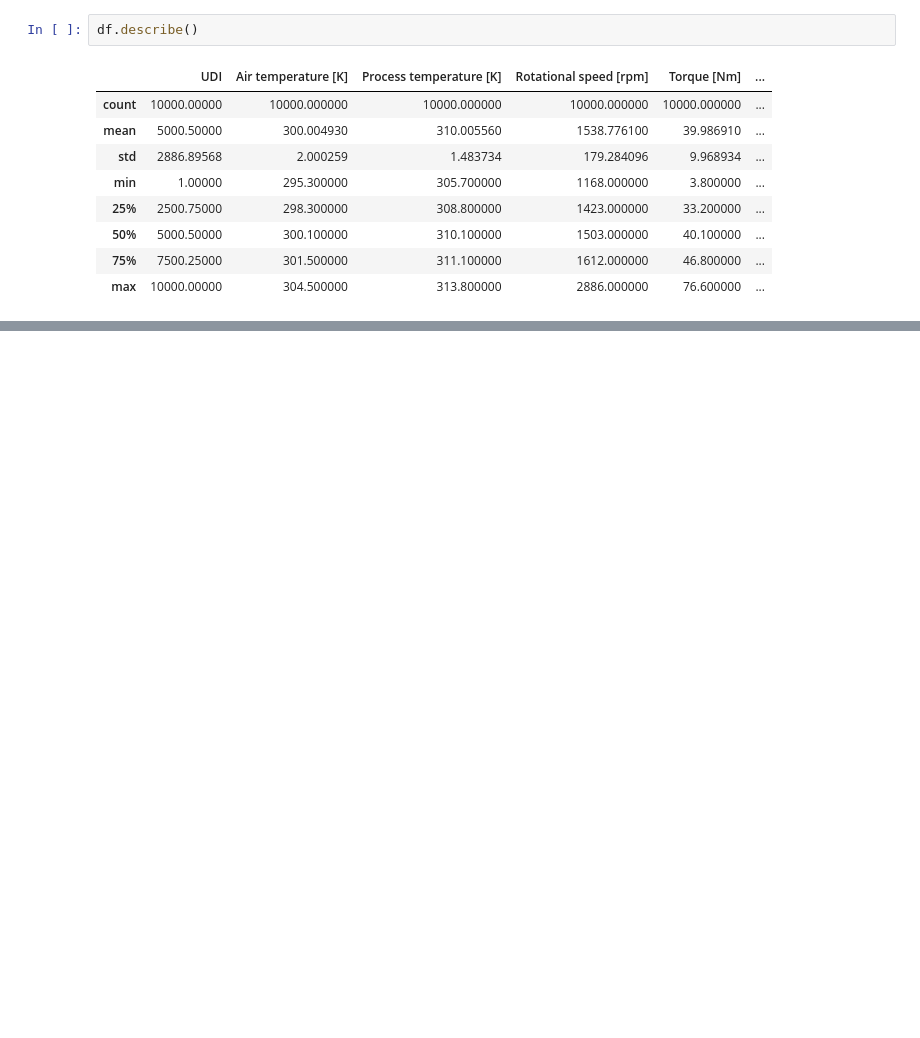
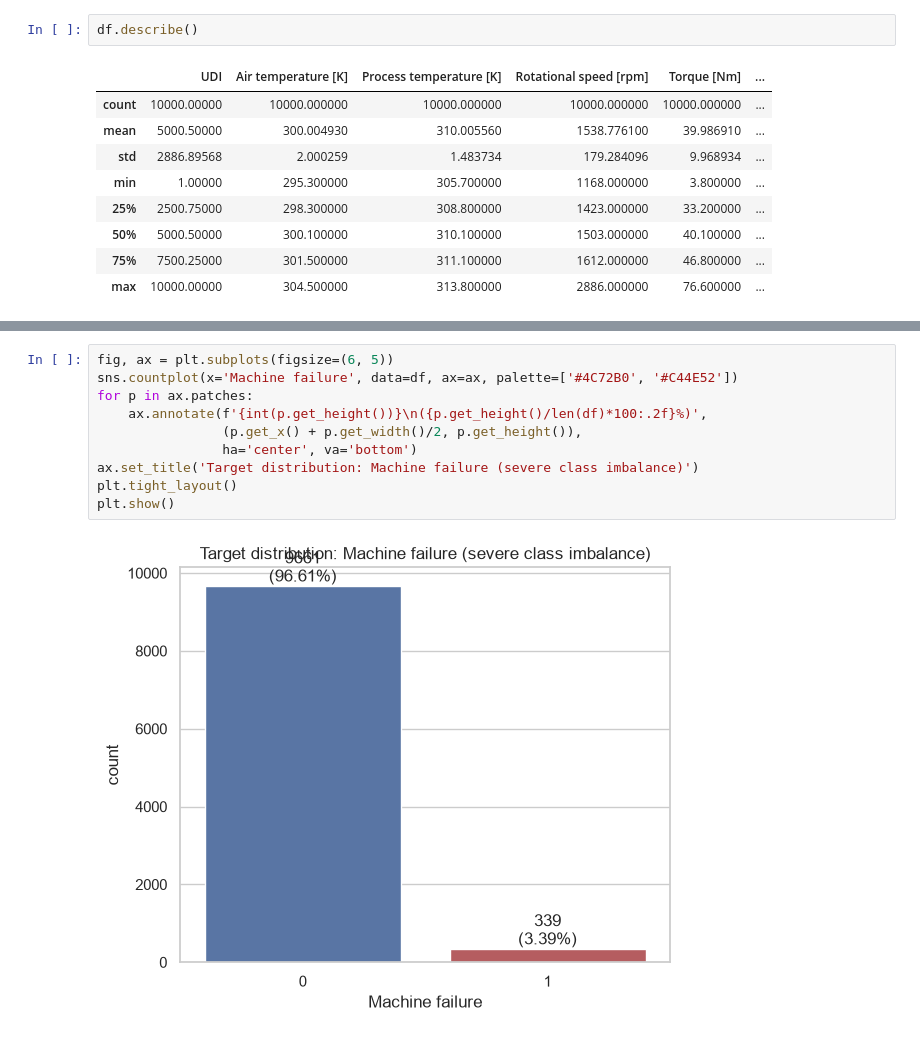
Before and after one commit to kowshik24/glowing-broccoli, a Jupyter notebook: notebooks/Exploratory-Data-Analysis.ipynb, the cells around one changed output, grey strips where cells are left out. Cells and saved outputs as stored; diff of their text form; blank space fills up the shorter version.

```diff
--- a/notebooks/Exploratory-Data-Analysis.ipynb
+++ b/notebooks/Exploratory-Data-Analysis.ipynb
@@ -85,0 +180,12 @@ Name: count, dtype: int64
+# %%
+fig, ax = plt.subplots(figsize=(6, 5))
+sns.countplot(x='Machine failure', data=df, ax=ax, palette=['#4C72B0', '#C44E52'])
+for p in ax.patches:
+    ax.annotate(f'{int(p.get_height())}\n({p.get_height()/len(df)*100:.2f}%)',
+                (p.get_x() + p.get_width()/2, p.get_height()),
+                ha='center', va='bottom')
+ax.set_title('Target distribution: Machine failure (severe class imbalance)')
+plt.tight_layout()
+plt.show()
+# %% [output]
+[figure, added]
```
Also changed, not shown: parts of 58 cells of this notebook, 2 other files.
